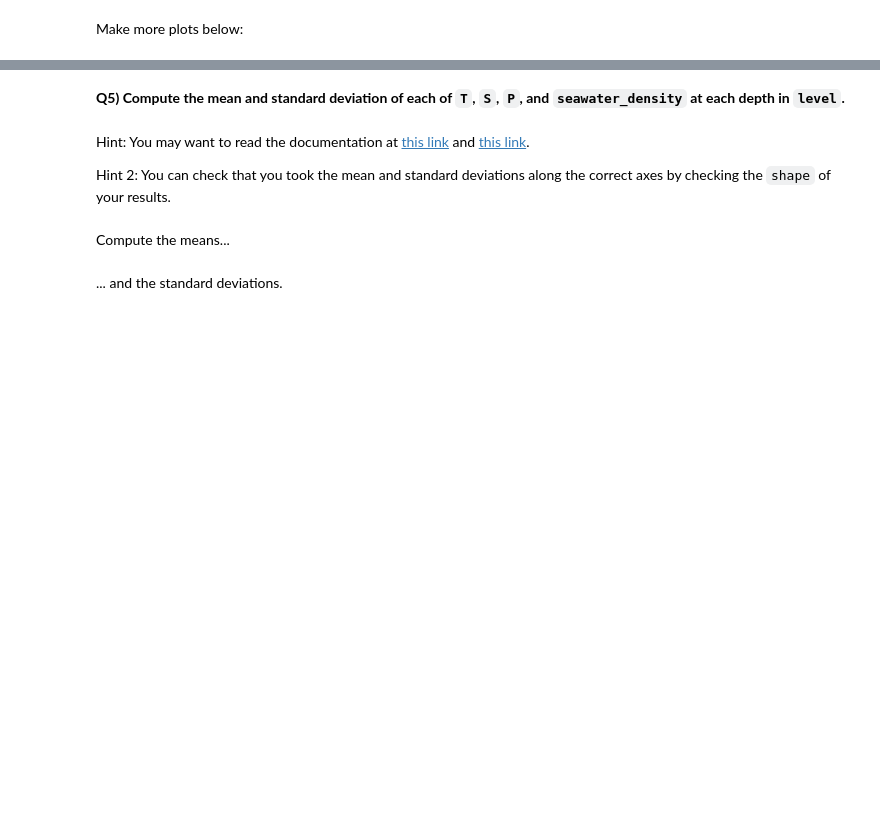
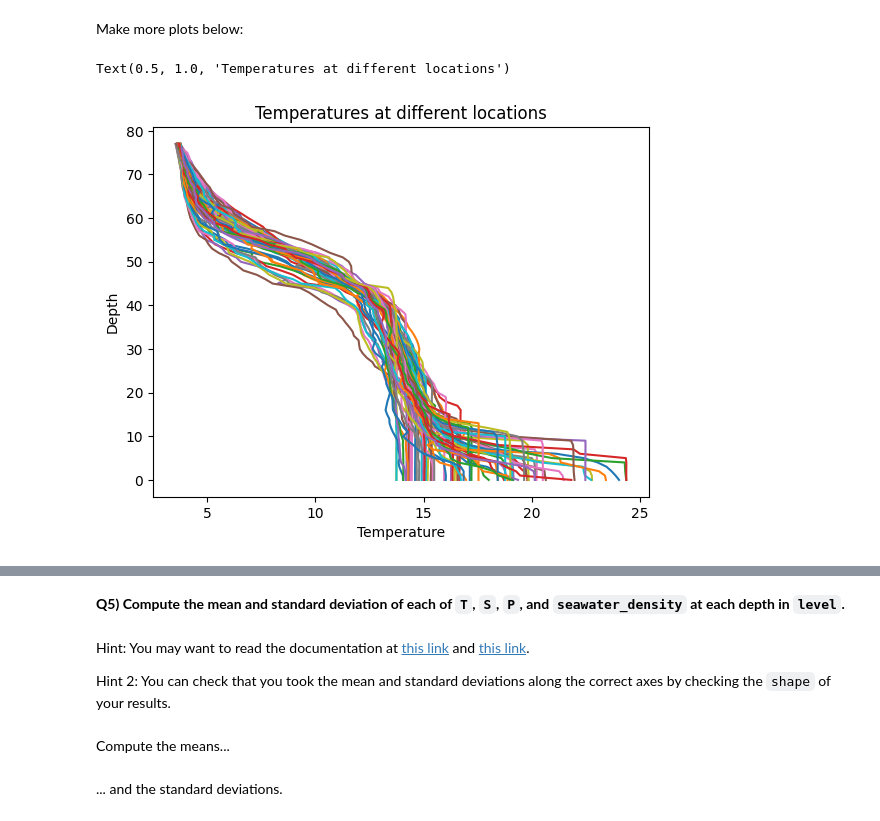
Before and after one commit to SamLutz/2023_Intro_Python, a Jupyter notebook: W2_S1.ipynb, the cells around one changed output, grey strips where cells are left out. Cells and saved outputs as stored; diff of their text form; code cells hidden in the pictures; blank space fills up the shorter version.

```diff
--- a/W2_S1.ipynb
+++ b/W2_S1.ipynb
@@ -269,2 +292,10 @@ plt.title(___)
 # %% [markdown]
 Make more plots below:
+# %%
+plt.plot(T,level);
+plt.xlabel('Temperature')
+plt.ylabel('Depth')
+plt.title('Temperatures at different locations')
+# %% [output]
+Text(0.5, 1.0, 'Temperatures at different locations')
+[figure, added]
```
Also changed, not shown: parts of 29 cells of this notebook.
